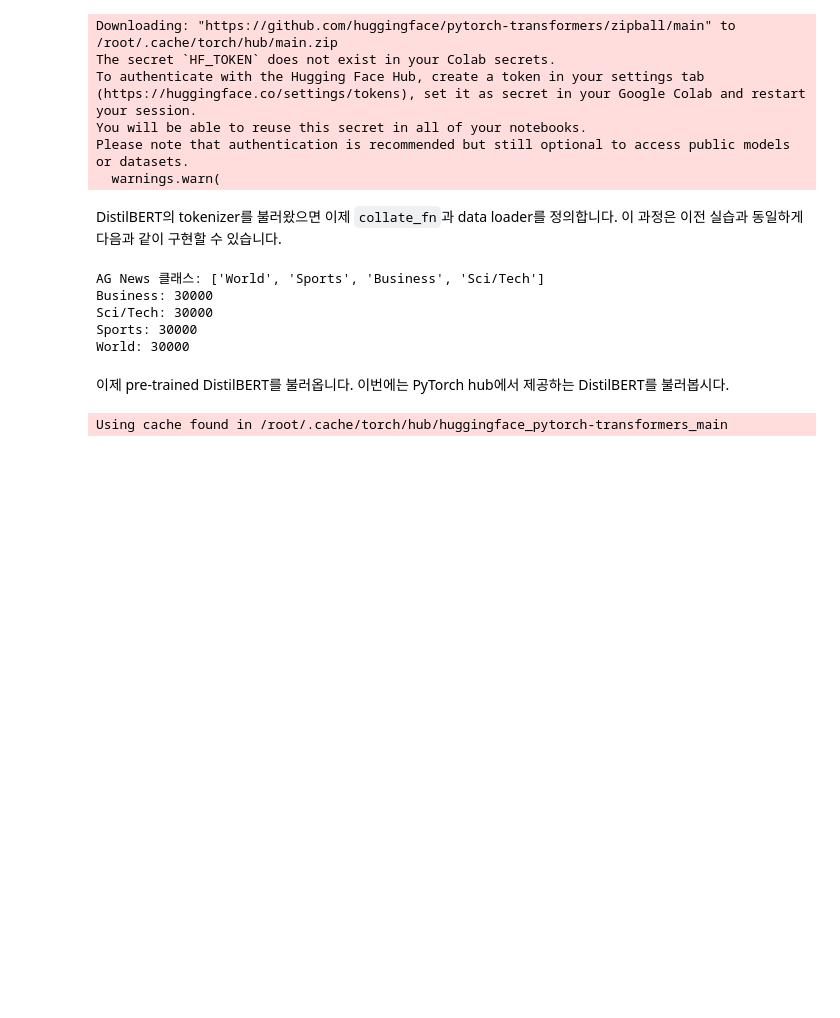
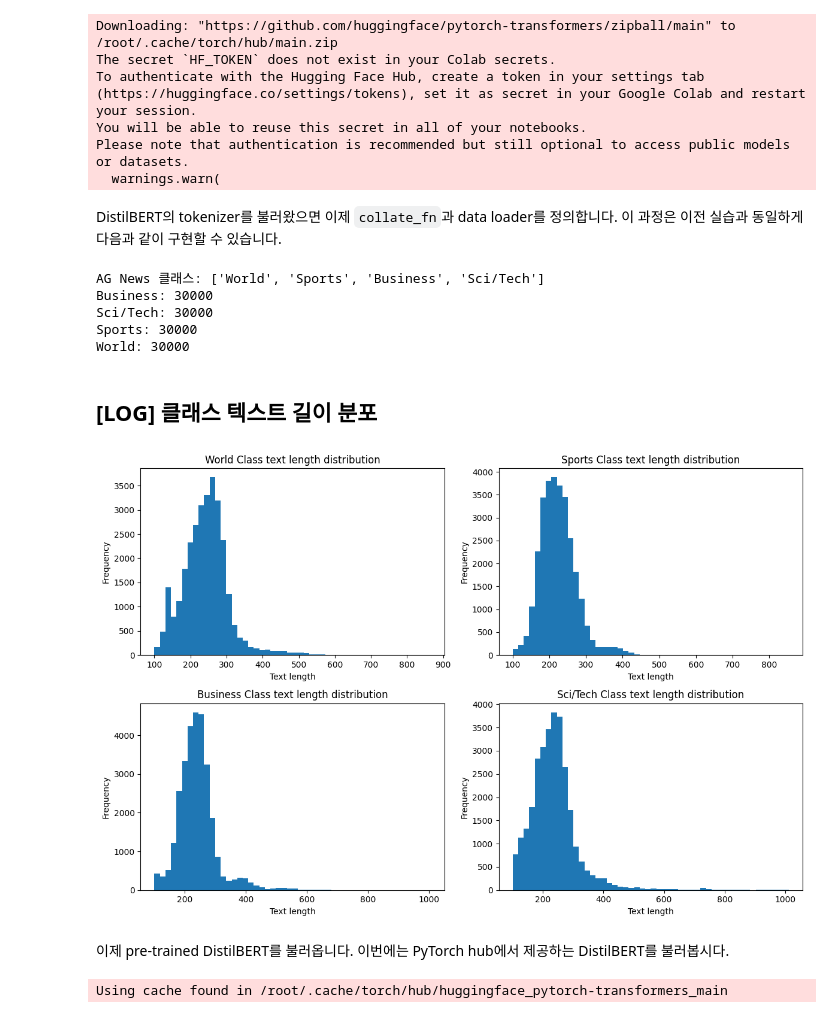
Before and after one commit to rocodoco20/AI1week, a Jupyter notebook: cuda_psy_3week.ipynb, the cells around one changed output. Drawn from its saved outputs; the diff is of its cells as text; code cells hidden in the pictures; blank space fills up the shorter version.

```diff
--- a/cuda_psy_3week.ipynb
+++ b/cuda_psy_3week.ipynb
@@ -90,6 +90,42 @@ Business: 30000
 Sci/Tech: 30000
 Sports: 30000
 World: 30000
+# %% [markdown]
+## [LOG] 클래스 텍스트 길이 분포
+# %%
+# 클래스 레이블
+class_labels = ds['train'].features['label'].names
+
+# 클래스별 텍스트 길이 저장
+class_lengths = {
+    0: [],  # World
+    1: [],  # Sports
+    2: [],  # Business
+    3: []   # Sci/Tech
+}
+
+# 클래스별로 텍스트 길이 추가
+for sample in ds['train']:
+    class_lengths[sample['label']].append(len(sample['text']))
+
+# subplot 설정 (2x2)
+fig, axes = plt.subplots(2, 2, figsize=(12, 8))  # figsize로 그래프 크기 조절
+
+# 각 클래스별로 바 그래프 생성
+for i, label in enumerate(class_labels):
+    row = i // 2  # subplot 행 위치 계산
+    col = i % 2   # subplot 열 위치 계산
+    ax = axes[row, col]  # 현재 subplot 선택
+
+    ax.hist(class_lengths[i], bins=50)  # 히스토그램 생성
+    ax.set_xlabel('Text length')  # x축 레이블
+    ax.set_ylabel('Frequency')  # y축 레이블
+    ax.set_title(f'{label} Class text length distribution')  # 제목
+
+plt.tight_layout()  # subplot 간 간격 조절
+plt.show()  # 그래프 출력
+# %% [output]
+[figure, added]
 # %% [markdown]
 이제 pre-trained DistilBERT를 불러옵니다. 이번에는 PyTorch hub에서 제공하는 DistilBERT를 불러봅시다.
 # %%
```
Also changed, not shown: parts of 8 cells of this notebook.
